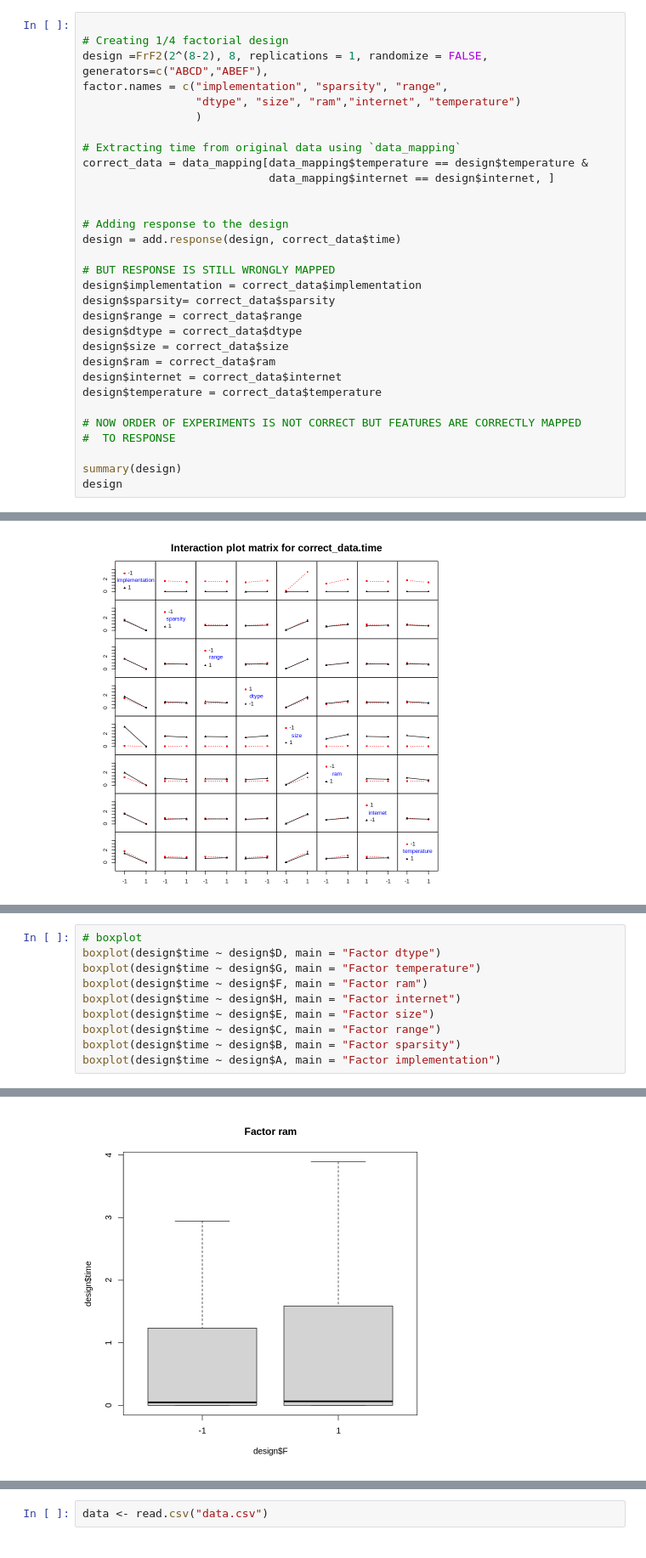
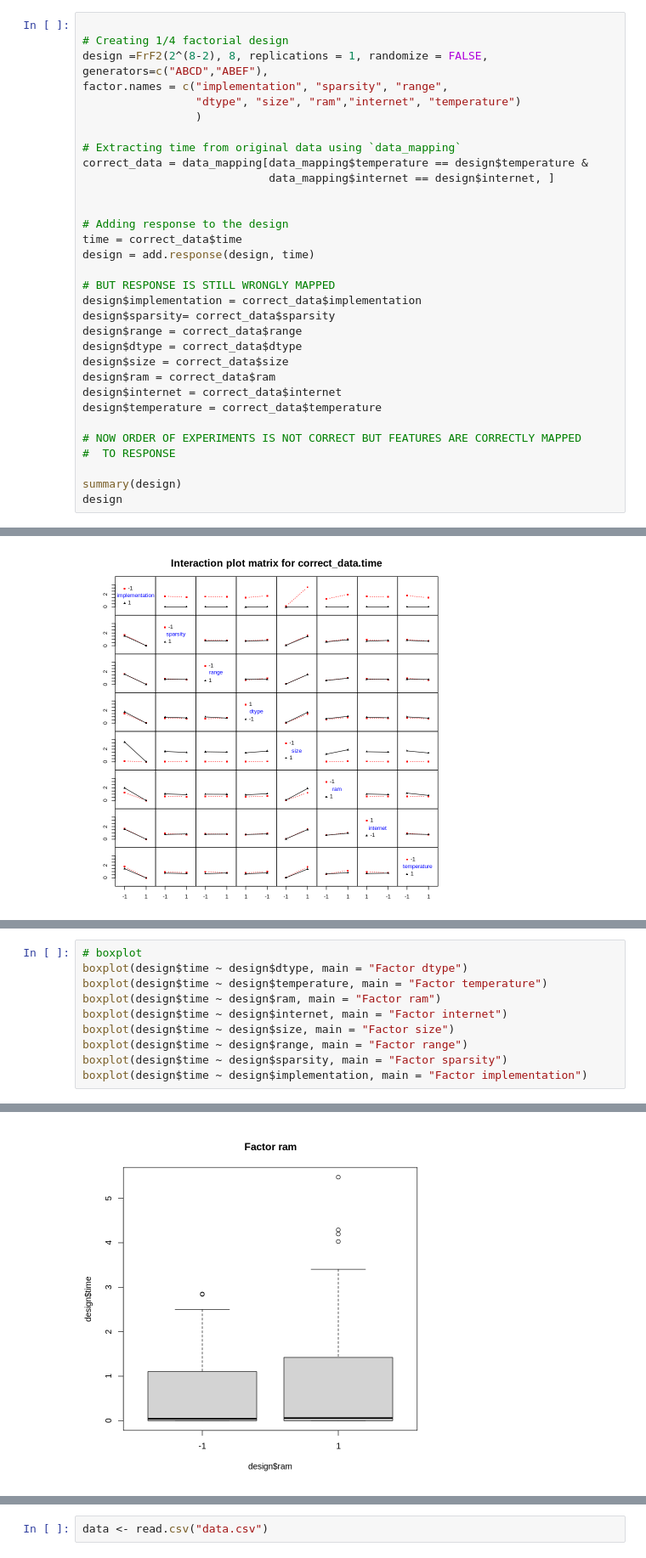
Before and after one commit to Many98/01NAEX, a Jupyter notebook: 01NAEX_HW2_TEAM_A.ipynb, the cells around one changed output, grey strips where cells are left out. Shown at 85% size. Cells and saved outputs as stored; diff of their text form.

```diff
--- a/01NAEX_HW2_TEAM_A.ipynb
+++ b/01NAEX_HW2_TEAM_A.ipynb
@@ -227,7 +224,8 @@ correct_data = data_mapping[data_mapping$temperature == design$temperature &
 
 
 # Adding response to the design
-design = add.response(design, correct_data$time)
+time = correct_data$time
+design = add.response(design, time)
 
 # BUT RESPONSE IS STILL WRONGLY MAPPED
 design$implementation = correct_data$implementation
@@ -364,11 +368,11 @@ IAPlot(design)
 # %%
 # boxplot
-boxplot(design$time ~ design$D, main = "Factor dtype")
-boxplot(design$time ~ design$G, main = "Factor temperature")
-boxplot(design$time ~ design$F, main = "Factor ram")
-boxplot(design$time ~ design$H, main = "Factor internet")
-boxplot(design$time ~ design$E, main = "Factor size")
-boxplot(design$time ~ design$C, main = "Factor range")
-boxplot(design$time ~ design$B, main = "Factor sparsity")
-boxplot(design$time ~ design$A, main = "Factor implementation")
+boxplot(design$time ~ design$dtype, main = "Factor dtype")
+boxplot(design$time ~ design$temperature, main = "Factor temperature")
+boxplot(design$time ~ design$ram, main = "Factor ram")
+boxplot(design$time ~ design$internet, main = "Factor internet")
+boxplot(design$time ~ design$size, main = "Factor size")
+boxplot(design$time ~ design$range, main = "Factor range")
+boxplot(design$time ~ design$sparsity, main = "Factor sparsity")
+boxplot(design$time ~ design$implementation, main = "Factor implementation")
 # %% [output]
@@ -377 +381 @@ boxplot(design$time ~ design$A, main = "Factor implementation")
-[figure, old version]
+[figure, new version]
```
Also changed, not shown: parts of 15 cells of this notebook.
